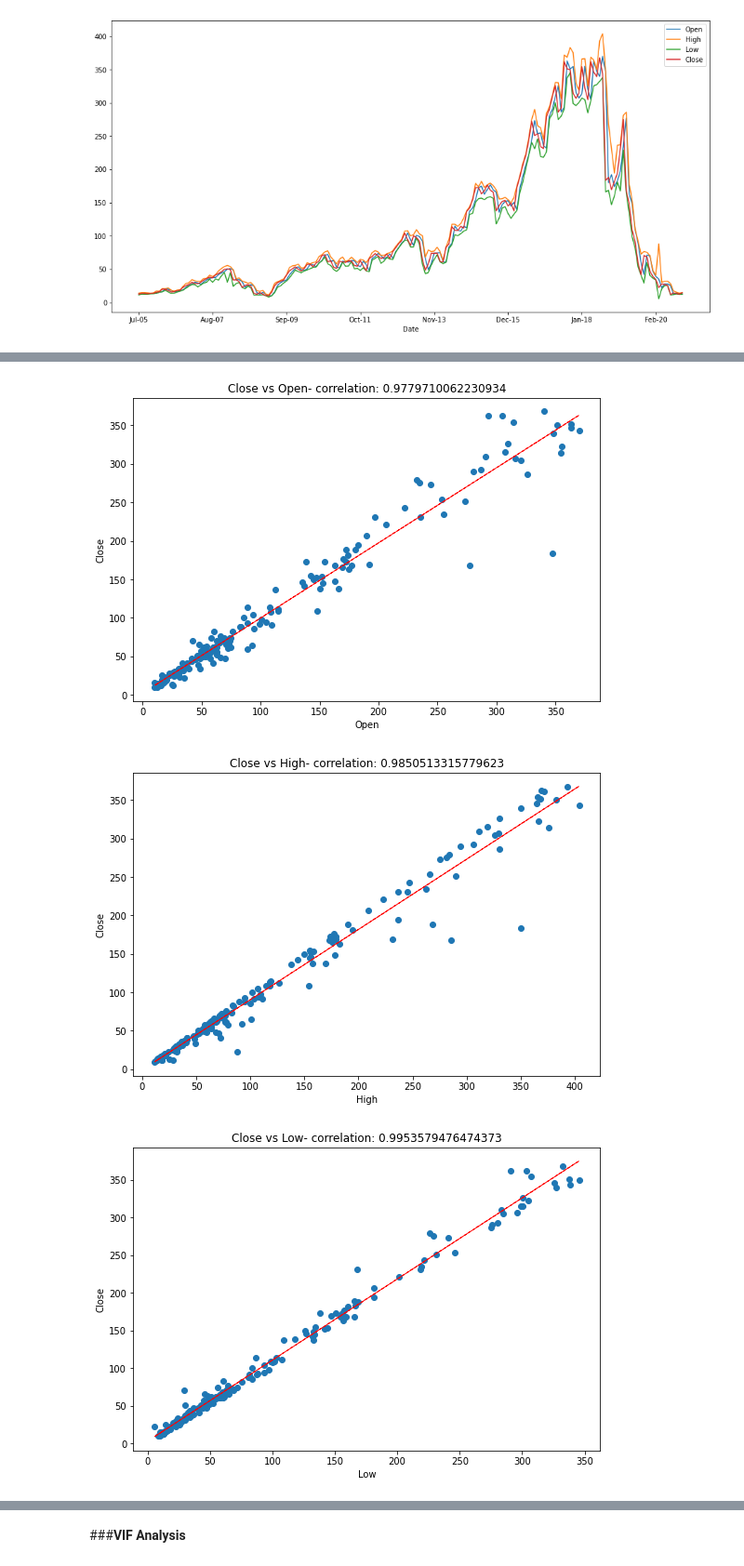
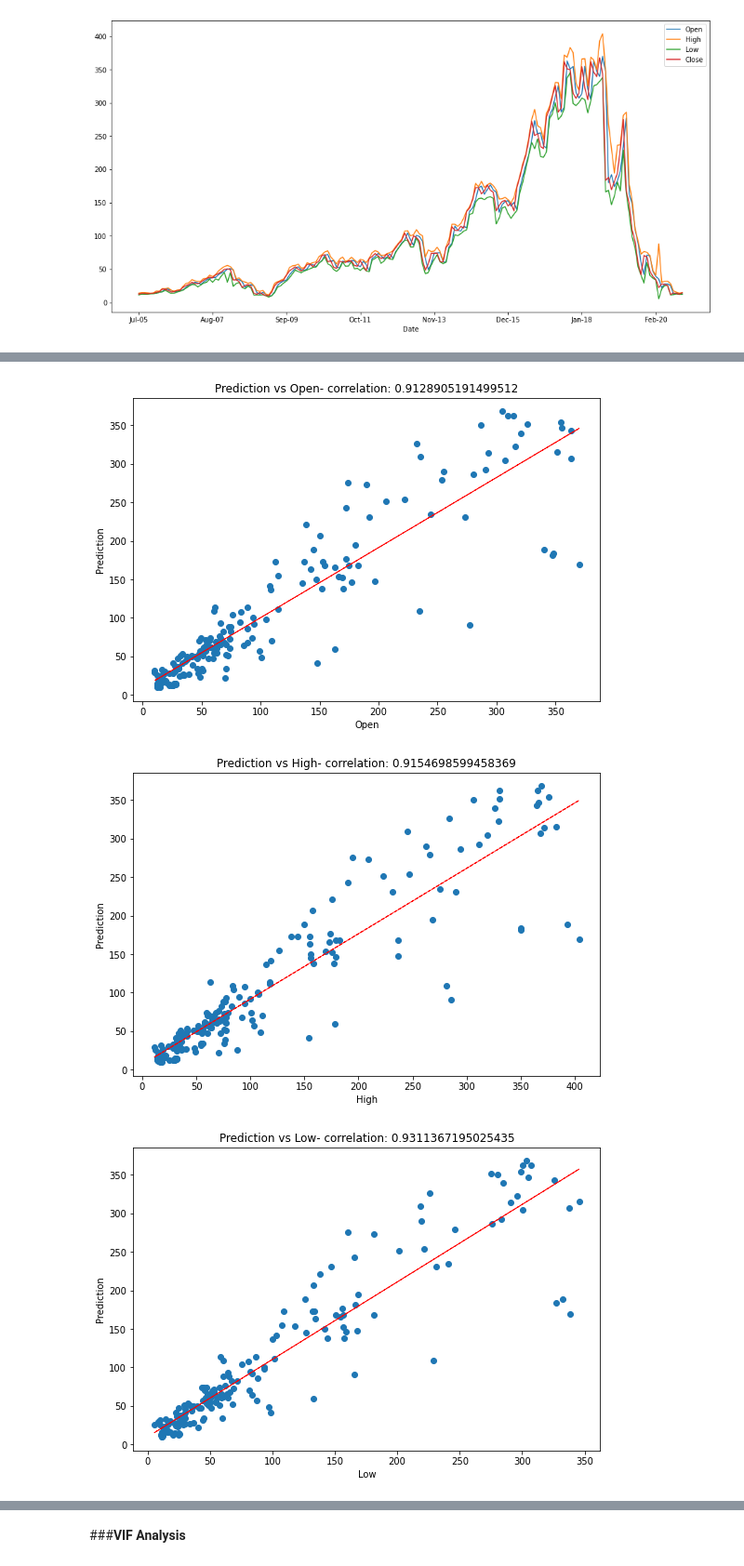
Before and after one commit to smkmohsin/Yes-Bank-Stock-Closing-Price-Prediction, a Jupyter notebook: Yes_Bank_Stock_Closing_Price_Prediction_Sheikh_Mohsin_Kader_.ipynb, the cells around one changed output, grey strips where cells are left out. Shown at 93% size. Drawn from its saved outputs; the diff is of its cells as text; code cells hidden in the pictures.

```diff
--- a/Yes_Bank_Stock_Closing_Price_Prediction_Sheikh_Mohsin_Kader_.ipynb
+++ b/Yes_Bank_Stock_Closing_Price_Prediction_Sheikh_Mohsin_Kader_.ipynb
@@ -118,3 +118,6 @@ for col in dataset.columns[0:]:
 plt.show()
 # %% [output]
 [figure]
+# %%
+# Create a variable to predict 'x' Months out into future
+future_months = 3
@@ -121,21 +146,23 @@ plt.show()
+# %%
+dataset['Prediction'].fillna(0, inplace=True)
 # %%
 for col in dataset.columns[:-1]:
     fig = plt.figure(figsize=(9, 6))
     ax = fig.gca()
     feature = dataset[col]
-    label = dataset['Close']
+    label = dataset['Prediction']
     correlation = feature.corr(label)
     plt.scatter(x=feature, y=label)
     plt.xlabel(col)
-    plt.ylabel('Close')
-    ax.set_title('Close vs ' + col + '- correlation: ' + str(correlation))
-    z = np.polyfit(dataset[col], dataset['Close'], 1)
+    plt.ylabel('Prediction')
+    ax.set_title('Prediction vs ' + col + '- correlation: ' + str(correlation))
+    z = np.polyfit(dataset[col], dataset['Prediction'], 1)
     y_hat = np.poly1d(z)(dataset[col])
 
     plt.plot(dataset[col], y_hat, "r--", lw=1)
 
 plt.show()
 # %% [output]
-[figure, old version]
+[figure, new version]
-[figure, old version]
+[figure, new version]
-[figure, old version]
+[figure, new version]
```
Also changed, not shown: parts of 67 cells of this notebook.
